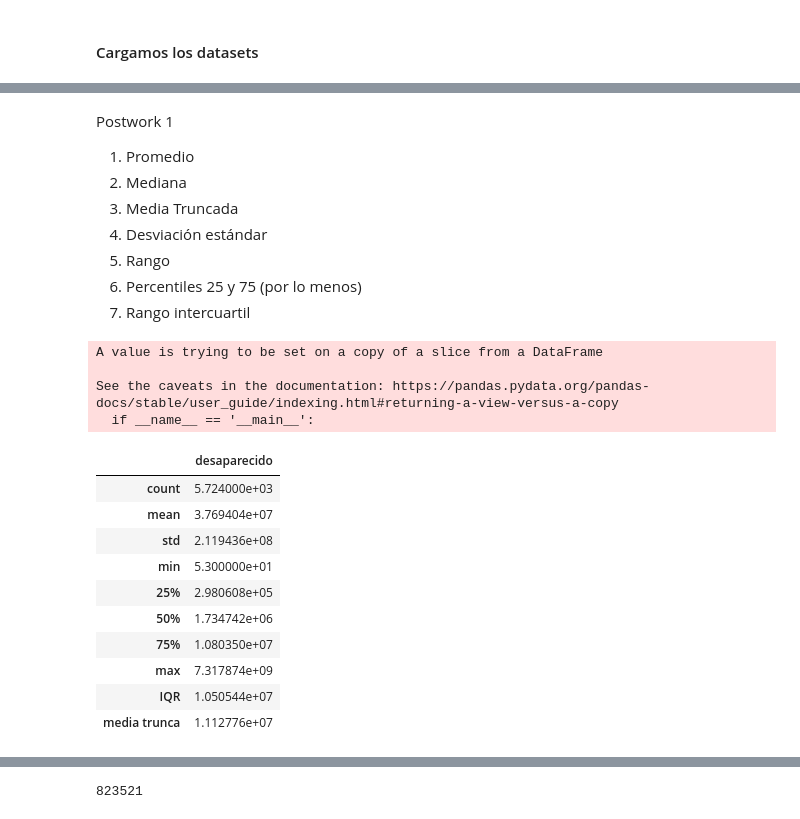
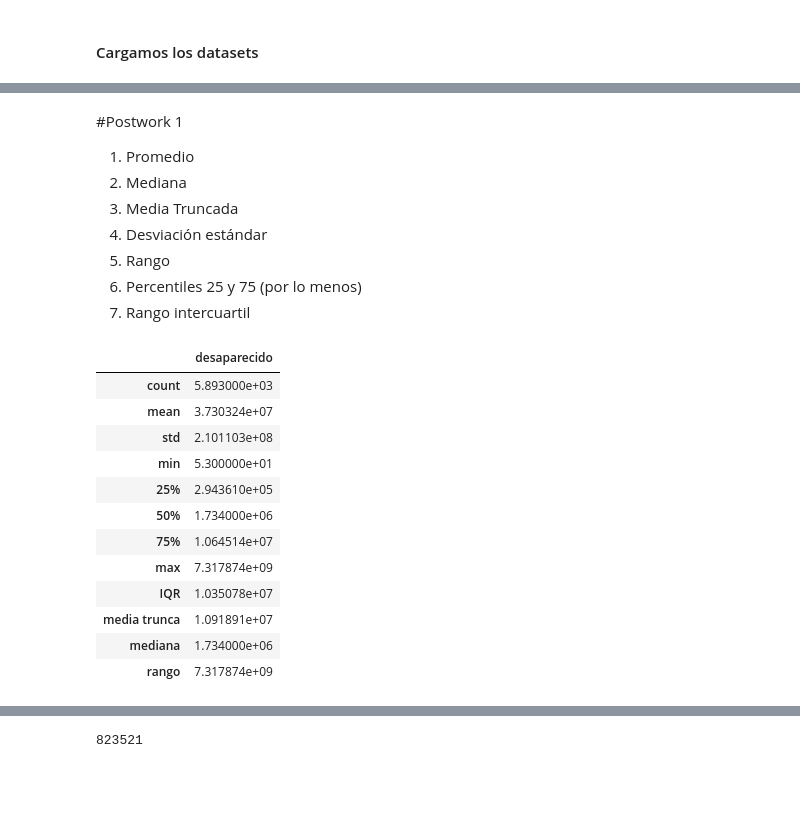
Before and after one commit to AngelicaDC/BEDUpython, a Jupyter notebook: Corrupt_Analysis.ipynb, the cells around one changed output, grey strips where cells are left out. Cells and saved outputs as stored; diff of their text form; code cells hidden in the pictures; blank space fills up the shorter version.

```diff
--- a/Corrupt_Analysis.ipynb
+++ b/Corrupt_Analysis.ipynb
@@ -43,13 +45,24 @@ def get_money(text):
     re_num = re.compile(r'[^0-9]')
     return float(re.sub(re_num, '', res.groups()[0][:-3]))
   return np.nan
+# %%
+def renom_estados(name):
+  estados = {
+    'Michoacán de Ocampo': 'Michoacán',
+    'México': 'Estado de México',
+    'Veracruz Ignacio de la Llave': 'Veracruz'}
+
+  if name in estados:
+    return estados[name]
+
+  return name
 # %%
 ds_asf = pd.read_csv(
     'https://raw.githubusercontent.com/Erick-INCS/Corruption-analysis/main/datasets/asf_2017-2019.csv',
      encoding='latin-1')
 ds_asf['terminado'] = ds_asf['Estado de Trámite'].isin(['Con seguimiento concluido','Conclusión'])
 ds_asf['desaparecido'] = ds_asf['Texto Acción'].apply(get_money)
-
+ds_asf['Entidad Federativa'] = ds_asf['Entidad Federativa'].map(renom_estados)
 ds_asf.head(2)
 # %% [output]
 |  | Año Cuenta Pública | Grupo Funcional | Sector | Ente Fiscalizado | Entidad Federativa | Tipo Auditoría | ... |
@@ -66,7 +79,7 @@ df_pres.head(5)
 | 3 | 2012 | SIN IDENTIFICAR | Honorarios asimilables a salarios | Gasto corriente | 33 | 9.583701e+04 | ... |
 | 4 | 2012 | SIN IDENTIFICAR | Sueldos base al personal eventual | Gasto corriente | 33 | 9.259750e+07 | ... |
 # %% [markdown]
-Postwork 1
+#Postwork 1
 1.   Promedio
 2.   Mediana
 3.   Media Truncada
@@ -74,21 +87,10 @@ Postwork 1
 5.   Rango
 6.  Percentiles 25 y 75 (por lo menos)
 7.   Rango intercuartil
-# %%
-# Limpieza de data set ds_asf  len(ds_asf), len(ds_asf2) = (32404, 21606)
-# Filtramos los datos de acuerdo a los Tipos de Accion que presentan indicios de corrupcion
-ds_asf2 = ds_asf[ds_asf['Tipo Acción'].isin([
-                           'Pliego de Observaciones',
-                           'Promoción de Responsabilidad Administrativa Sancionatoria',
-                           'Informe de Presunta Responsabilidad Administrativa',
-                           'Promoción del Ejercicio de la Facultad de Comprobación Fiscal'])
-]
-ds_asf2.dropna(subset = ["desaparecido"], inplace=True) #len(ds_asf2) = 5724
-# %% [output]
-A value is trying to be set on a copy of a slice from a DataFrame
-
-See the caveats in the documentation: https://pandas.pydata.org/pandas-docs/stable/user_guide/indexing.html#returning-a-view-versus-a-copy
-  if __name__ == '__main__':
+# %%
+# Limpieza de data set ds_asf  len(ds_asf) = 32404
+# Quitar las filas que no tengan dinero desaparecido
+ds_asf.dropna(subset = ["desaparecido"], inplace=True) #len(ds_asf) = 5893
 # %%
 def describe_chido(df, columnas = []):
   if columnas:
@@ -96,20 +98,23 @@ def describe_chido(df, columnas = []):
   descripcion =df.describe()
   descripcion.loc['IQR'] = descripcion.loc['75%']-descripcion.loc['25%']
   df['desaparecido'].sort_values(ascending= True)
-  descripcion.loc['media trunca'] = stats.trim_mean(df['desaparecido'], .05)
-
+  descripcion.loc['media trunca'] = stats.trim_mean(df, .05)
+  descripcion.loc['mediana'] = df.median()
+  descripcion.loc['rango'] = df.max() - df.min()
   return descripcion
 # %%
-describe_chido(ds_asf2,['desaparecido'])
+describe_chido(ds_asf,['desaparecido'])
 # %% [output]
 |  | desaparecido |
-| count | 5.724000e+03 |
-| mean | 3.769404e+07 |
-| std | 2.119436e+08 |
+| count | 5.893000e+03 |
+| mean | 3.730324e+07 |
+| std | 2.101103e+08 |
 | min | 5.300000e+01 |
-| 25% | 2.980608e+05 |
-| 50% | 1.734742e+06 |
-| 75% | 1.080350e+07 |
+| 25% | 2.943610e+05 |
+| 50% | 1.734000e+06 |
+| 75% | 1.064514e+07 |
 | max | 7.317874e+09 |
-| IQR | 1.050544e+07 |
-| media trunca | 1.112776e+07 |
+| IQR | 1.035078e+07 |
+| media trunca | 1.091891e+07 |
+| mediana | 1.734000e+06 |
+| rango | 7.317874e+09 |
```
Also changed, not shown: parts of 36 cells of this notebook.
